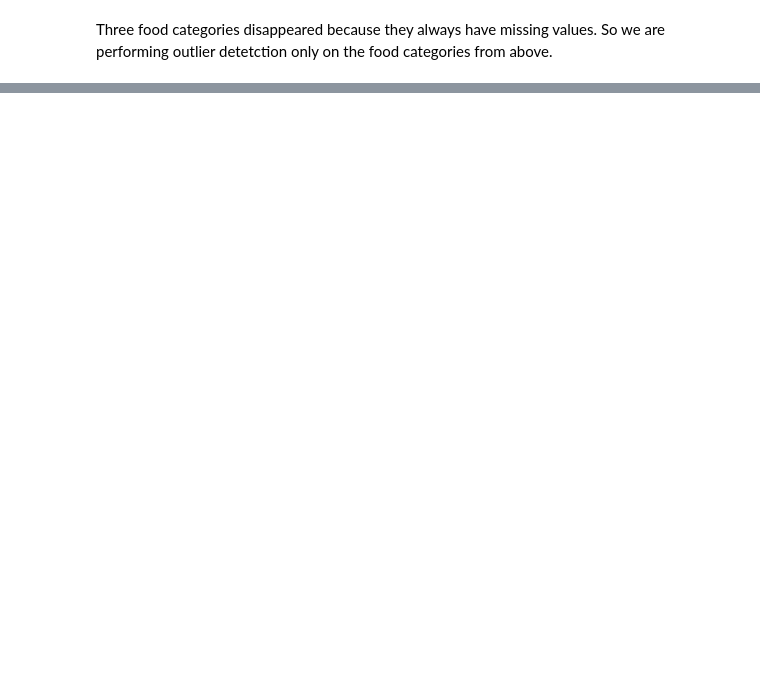
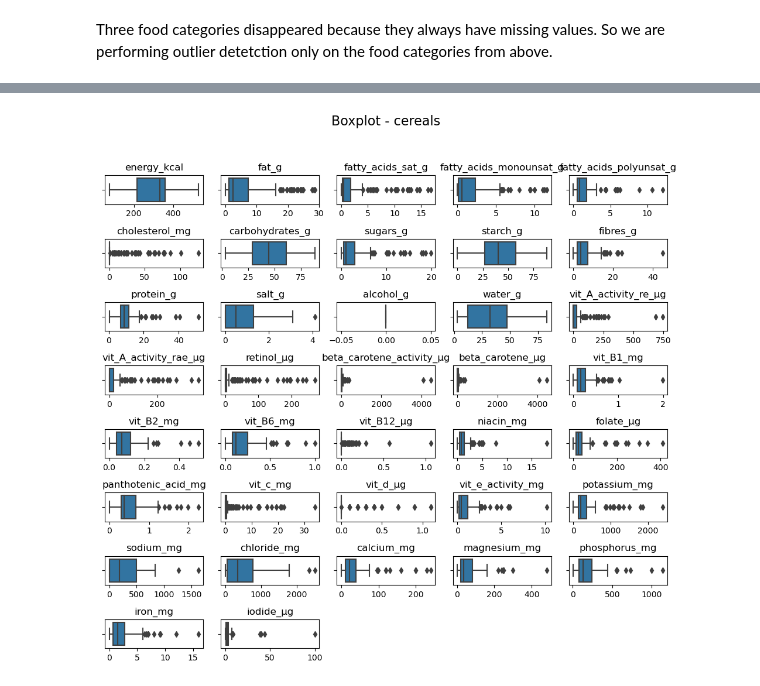
Before and after one commit to fsb-edu/ML4Food, a Jupyter notebook: auxilary_notebooks/Outlier_detection.ipynb, the cells around one changed output, grey strips where cells are left out. Drawn from its saved outputs; the diff is of its cells as text; code cells hidden in the pictures; blank space fills up the shorter version.

```diff
--- a/auxilary_notebooks/Outlier_detection.ipynb
+++ b/auxilary_notebooks/Outlier_detection.ipynb
@@ -35,0 +288,4 @@ Three food categories disappeared because they always have missing values. So we
+# %%
+plot_distribution_of_features(dataset, 'cereals', type='box', plot_title='Boxplot')
+# %% [output]
+[figure, added]
```
Also changed, not shown: parts of 69 cells of this notebook.
